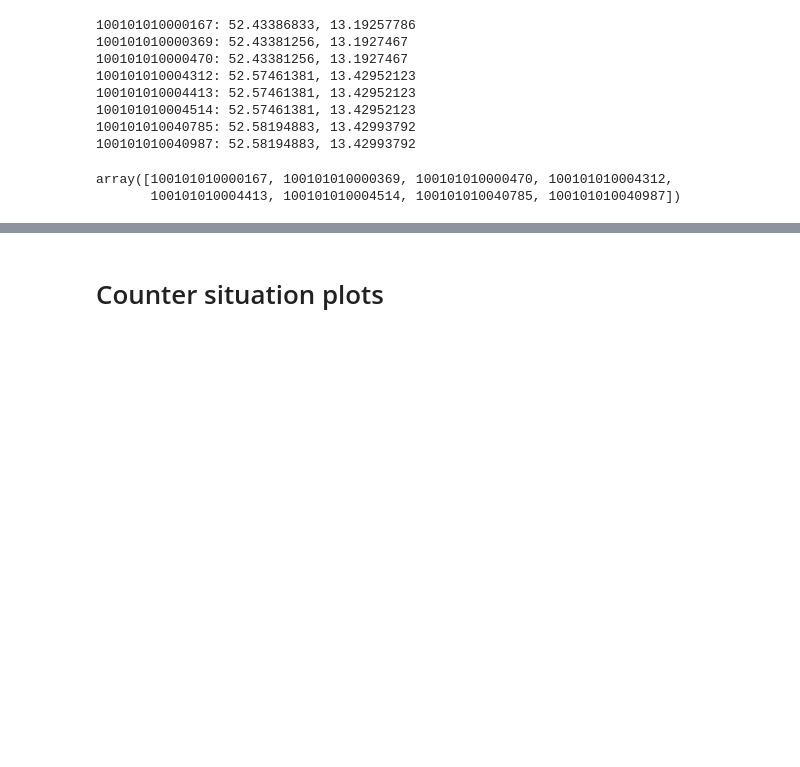
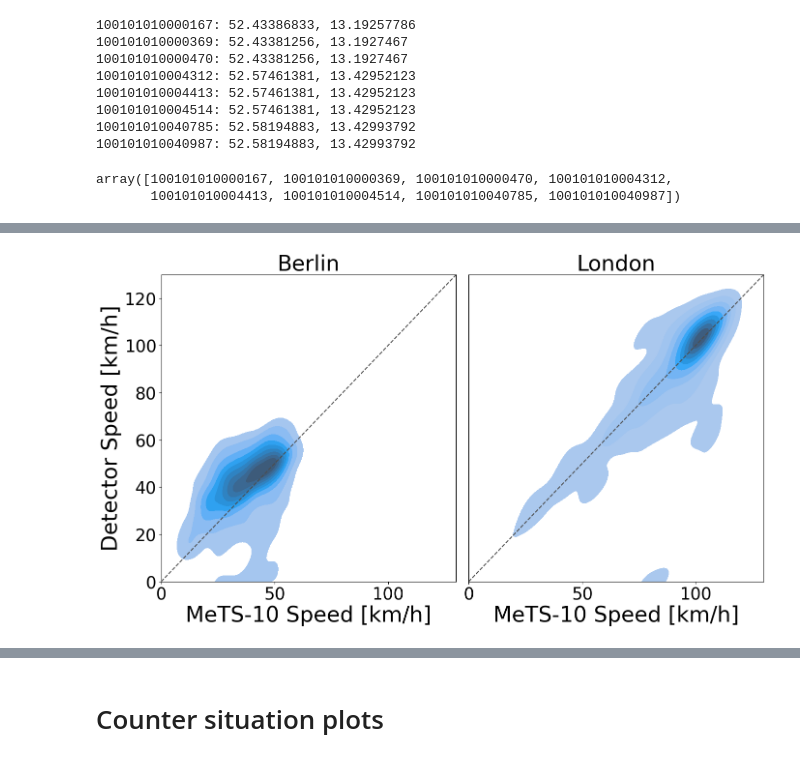
Before and after one commit to iarai/MeTS-10, a Jupyter notebook: analysis/val02_counters/exploration_plots.ipynb, the cells around one changed output, grey strips where cells are left out. Drawn from its saved outputs; the diff is of its cells as text; code cells hidden in the pictures; blank space fills up the shorter version.

```diff
--- a/analysis/val02_counters/exploration_plots.ipynb
+++ b/analysis/val02_counters/exploration_plots.ipynb
@@ -374,0 +420,9 @@ diff_g0mwt_berlin[['id', 'v_kfz_det_hr', 'v_pkw_det_hr', 'speed_probes', 'diff_k
+# %%
+fig, axs = plt.subplots(1, 2, tight_layout=True, figsize=(14,8))
+plot_kde_scatter(usm_berlin, ax=axs[0], labelsize=25, titlesize=32, city='Berlin')
+plot_kde_scatter(usm_london, ax=axs[1], labelsize=25, titlesize=32, city='London')
+axs[1].get_yaxis().set_visible(False)
+# plt.savefig("sxs_snsspeed_uber.png")
+# plt.savefig("sxs_snsspeed_uber.pdf")
+# %% [output]
+[figure, added]
```
Also changed, not shown: parts of 6 cells of this notebook, 6 other files.
